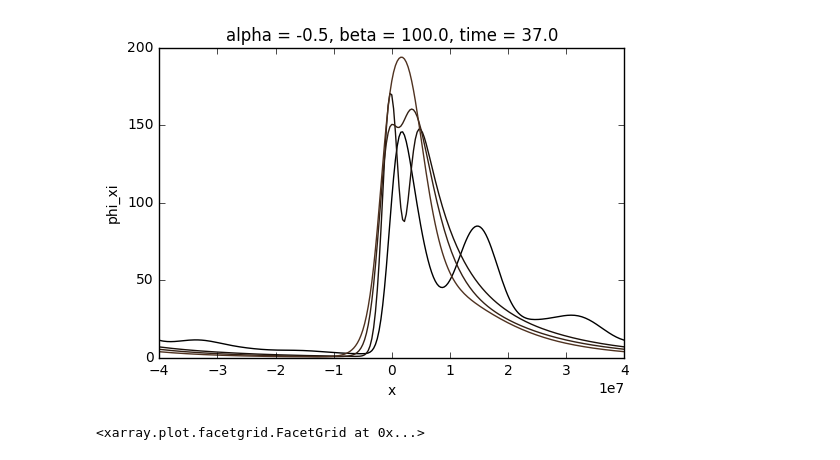
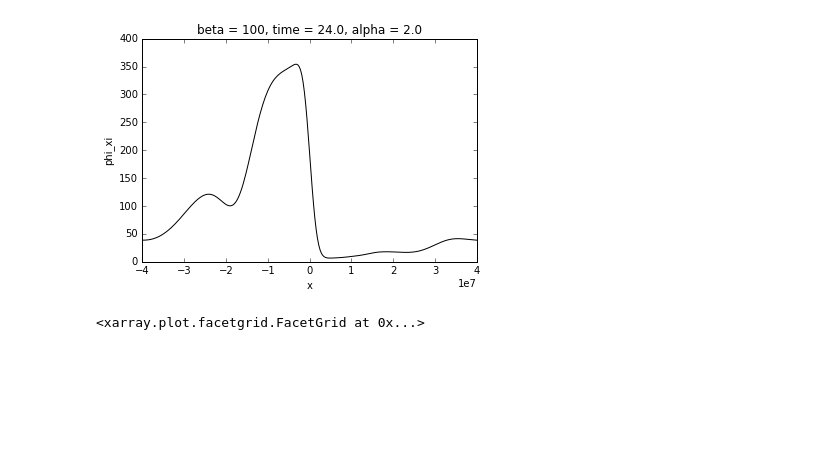
Before and after one commit to jamesp/shallowwater, a Jupyter notebook: beta_plane/Exoplanet Phase Curves.ipynb, the cells around one changed output. Saved outputs shown, nothing was run; the diff lists cells and outputs as text; code cells hidden in the pictures; blank space fills up the shorter version.

```diff
--- a/beta_plane/Exoplanet Phase Curves.ipynb
+++ b/beta_plane/Exoplanet Phase Curves.ipynb
@@ -5,7 +5,7 @@ import numpy as np
 import matplotlib.pyplot as plt
 import xarray as xr
 # %%
-d = xr.open_dataset('beta_data_linear_h300_longx.nc')
+d = xr.open_dataset('beta_data_linear_h1000_longx.nc')
 # %%
 d.coords['time'] = d.time / 86400
 d
@@ -40,5 +40,5 @@ d.phi.isel(time=0).plot()
 # %%
 clrs = iter(plt.cm.copper(np.linspace(0, 1, len(d.alpha))))
 for a in d.alpha:
-    plt.plot(d.x, d.sel(alpha=a).isel(time=-1).phi_xi.sum('y'), color=next(clrs))
+    plt.plot(d.x, d.sel(alpha=a, beta=100).isel(time=-1).phi_xi.sum('y'), color=next(clrs))
 # %% [output]
@@ -72,9 +71,9 @@ d.phi_xi.sel(time=37).sel(beta=100, alpha=-2).plot()
 # %%
 clrs = iter(plt.cm.copper(np.linspace(0, 1, len(d.alpha))))
-for a in [-2, -1, -.75, -.5]:
-    d.phi_xi.sel(time=37).sel(beta=100, alpha=a).sum('y').plot(c=next(clrs))
+for a in [2]:
+    d.phi_xi.isel(time=-1).sel(beta=100, alpha=a).sum('y').plot(c=next(clrs))
 # %% [output]
-[figure, old version]
+[figure, new version]
 # %%
 def normalise(data, dim=None):
     dmax = data.max(dim)
```
Also changed, not shown: parts of 8 cells of this notebook, 1 other file.
